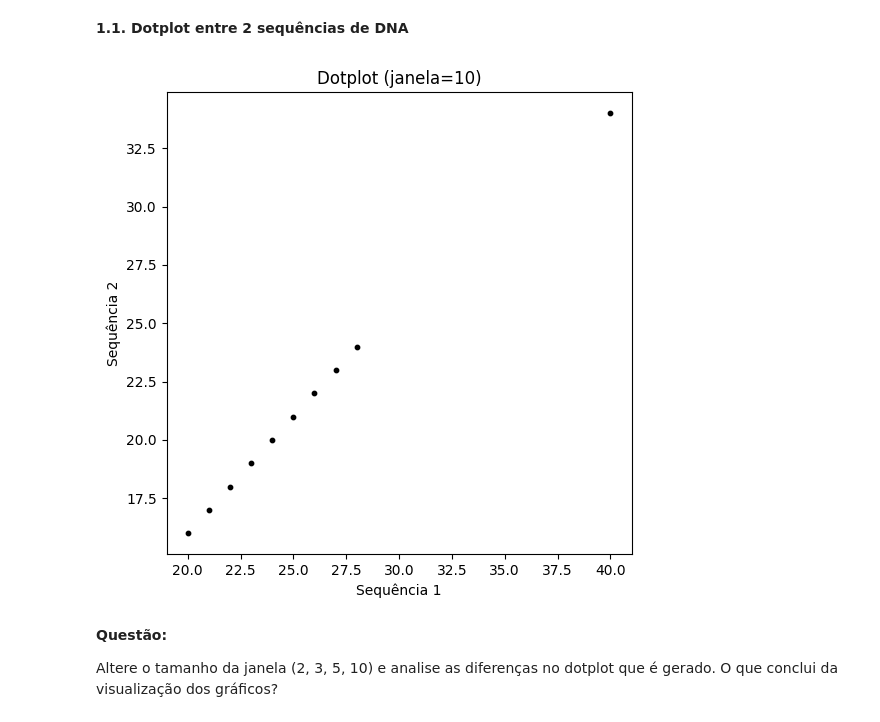
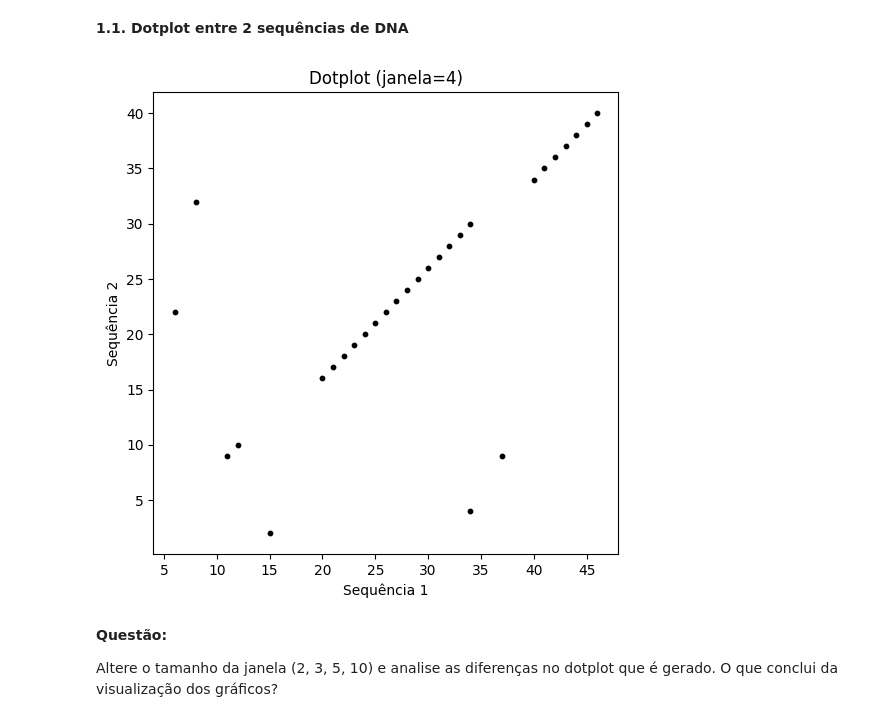
Before and after one commit to vvfpint0/AIStudyHub, a Jupyter notebook: Bioinfo2526_Aula3.ipynb, the cells around one changed output. Cells and saved outputs as stored; diff of their text form; code cells hidden in the pictures.

```diff
--- a/Bioinfo2526_Aula3.ipynb
+++ b/Bioinfo2526_Aula3.ipynb
@@ -45,16 +45,16 @@ def dotplot(seq1, seq2, window=1):
 # %%
 # Construção de um dotplot entre 2 sequências de DNA
 
 from Bio.Seq import Seq
 
 S1 = Seq('ggtagcttcagactgtaccgacgttattcacgctcccactgaacaattgg')
 S2 = Seq('gctacccatactgtttacgttattcacgctcccagaacaattgg')
 
-janela = 10
+janela = 4
 
 dotplot(S1, S2, janela)
 # %% [output]
-[figure, old version]
+[figure, new version]
 # %% [markdown]
 **Questão:**
 
```
Also changed, not shown: parts of 2 cells of this notebook.
